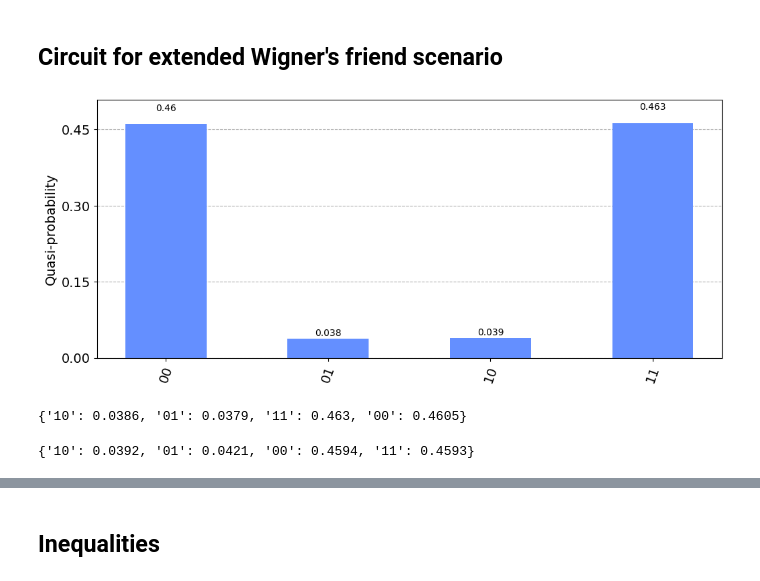
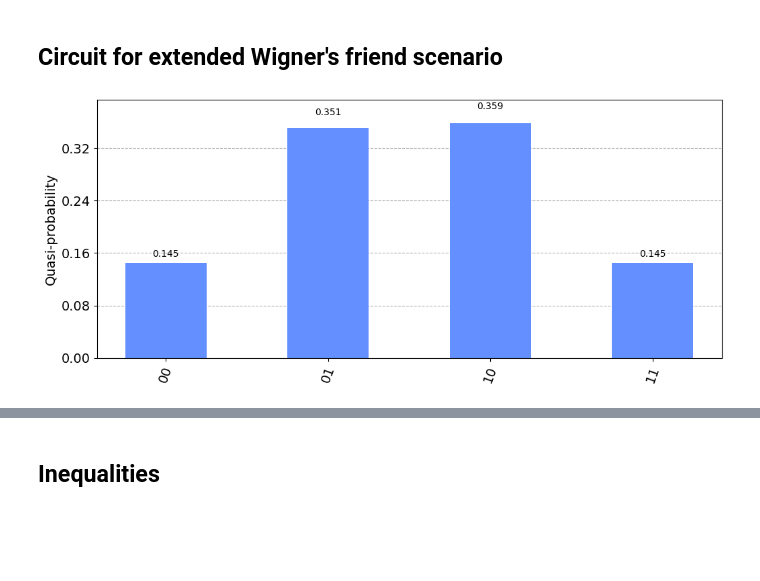
Before and after one commit to unitaryfund/wigners_friend, a Jupyter notebook: notebooks/ewfs_measurements.ipynb, the cells around one changed output, grey strips where cells are left out. Cells and saved outputs as stored; diff of their text form; code cells hidden in the pictures; blank space fills up the shorter version.

Commit message:
added some plots in notebooks

```diff
--- a/notebooks/ewfs_measurements.ipynb
+++ b/notebooks/ewfs_measurements.ipynb
@@ -380,31 +371,26 @@ def ewfs(alice_setting: Setting,
 
     return qc
 # %%
-size = 1
-qc = ewfs(1, 1, ANGLES, BETA, size, size)
+size = 4
+setting = (3,2)
+qc = ewfs(setting[0], setting[1], ANGLES, BETA, size, size)
 #qc.draw("mpl")
 # %%
+noise_bit_flip = bitflip_model(0.03)
+
 job = qiskit.execute(
     experiments=qc,
     backend=BACKEND,
     noise_model=noise_bit_flip,
     basis_gates=noise_bit_flip.basis_gates if noise_bit_flip is not None else None,
     shots=1e4,
 )
 counts = job.result().get_counts()
 
 # Convert counts to probabilities.
 probabilities = {key[::-1]: value / 1e4 for key, value in counts.items()}
 
 from qiskit.visualization import plot_distribution
 plot_distribution(probabilities, figsize=(12, 5))
 # %% [output]
-[figure, old version]
+[figure, new version]
-# %%
-probabilities
-# %% [output]
-{'10': 0.0386, '01': 0.0379, '11': 0.463, '00': 0.4605}
-# %%
-setting_results
-# %% [output]
-{'10': 0.0392, '01': 0.0421, '00': 0.4594, '11': 0.4593}
```
Also changed, not shown: parts of 22 cells of this notebook, 1 other file.
